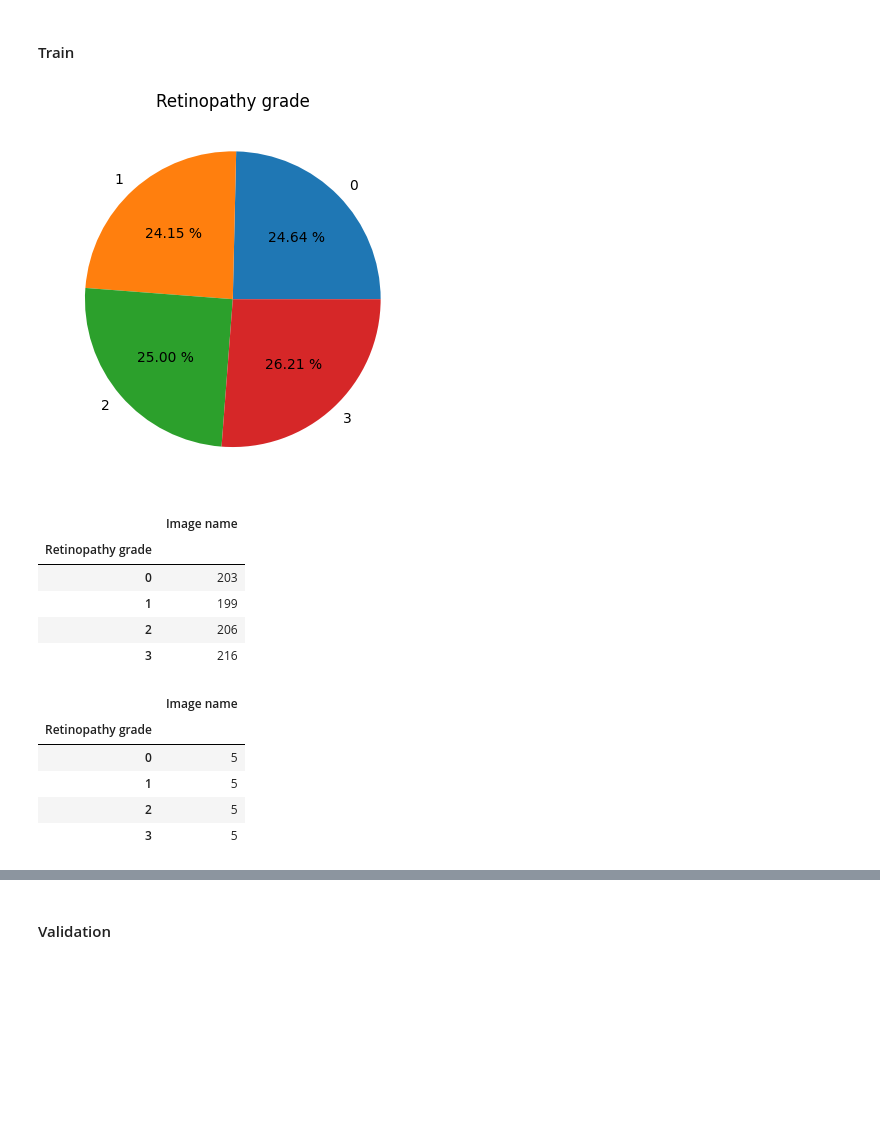
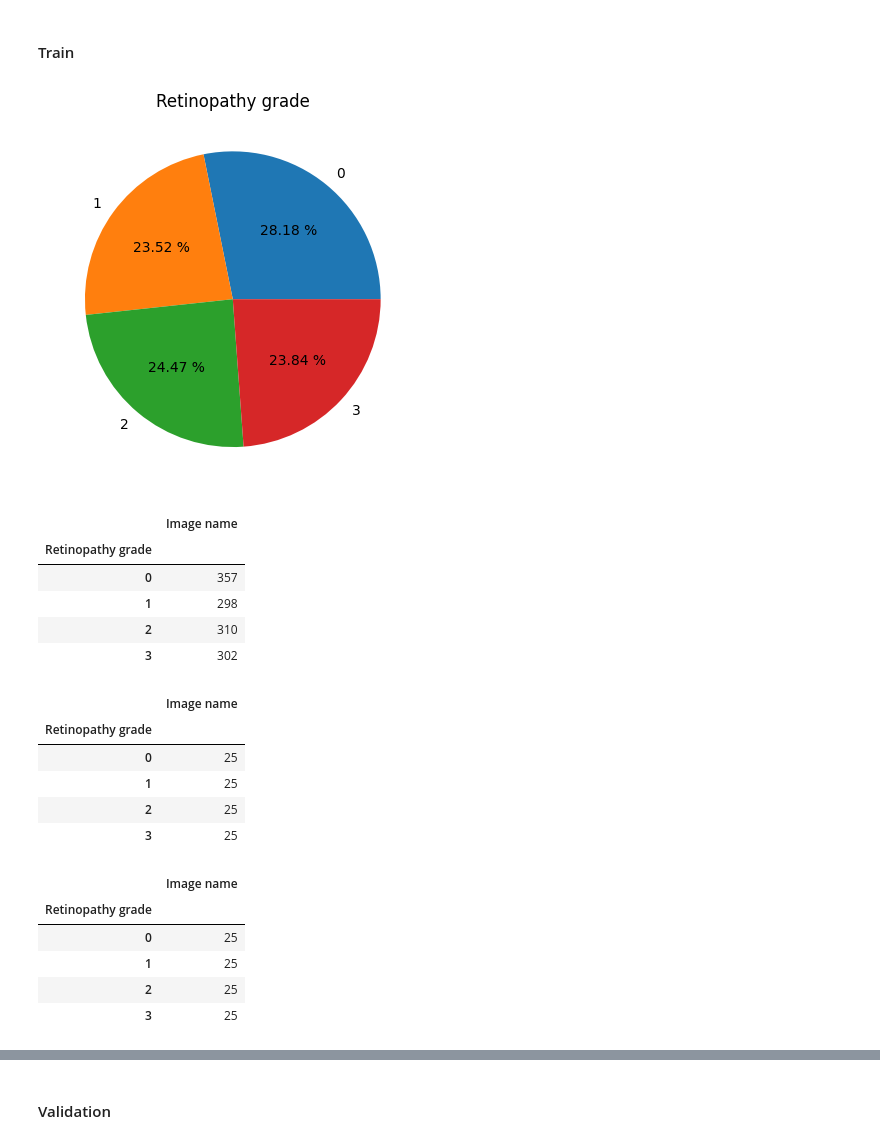
Before and after one commit to AlbertoRomanRamosRodriguez/Tesis-de-Grado, a Jupyter notebook: exploring_datasets.ipynb, the cells around one changed output, grey strips where cells are left out. Saved outputs shown, nothing was run; the diff lists cells and outputs as text; code cells hidden in the pictures; blank space fills up the shorter version.

```diff
--- a/exploring_datasets.ipynb
+++ b/exploring_datasets.ipynb
@@ -187,32 +142,42 @@ df = df.drop(columns=['Ophthalmologic department', 'Risk of macular edema '])
 # %% [markdown]
 #### Train
 # %%
-training_df = df.groupby(column).sample(254, replace=True)
+training_df = df.groupby(column).sample(800, replace=True).copy(deep=True)
 
-validation_df = training_df.groupby(column).sample(5)
+validation_df = training_df.groupby(column).sample(25)
 
 training_df = training_df.drop(validation_df.index)
+
+testing_df = df.groupby(column).sample(25)
+testing_df.reset_index(drop=True, inplace=True)
 
 validation_df.reset_index(drop=True, inplace=True)
 training_df.reset_index(drop=True, inplace=True)
 
 plt.pie([training_df.loc[training_df[column] == n].count()[0] for n in range(4)], labels = range(4), autopct='%.2f %%')
 plt.title(column)
 plt.show()
 
 display(training_df.groupby(column).count())
 display(validation_df.groupby(column).count())
+display(testing_df.groupby(column).count())
 # %% [output]
-[figure, old version]
+[figure, new version]
 |  | Image name |
 | Retinopathy grade |  |
-| 0 | 203 |
-| 1 | 199 |
-| 2 | 206 |
-| 3 | 216 |
+| 0 | 357 |
+| 1 | 298 |
+| 2 | 310 |
+| 3 | 302 |
 |  | Image name |
 | Retinopathy grade |  |
-| 0 | 5 |
-| 1 | 5 |
-| 2 | 5 |
-| 3 | 5 |
+| 0 | 25 |
+| 1 | 25 |
+| 2 | 25 |
+| 3 | 25 |
+|  | Image name |
+| Retinopathy grade |  |
+| 0 | 25 |
+| 1 | 25 |
+| 2 | 25 |
+| 3 | 25 |
```
Also changed, not shown: parts of 22 cells of this notebook, 1 other file.
